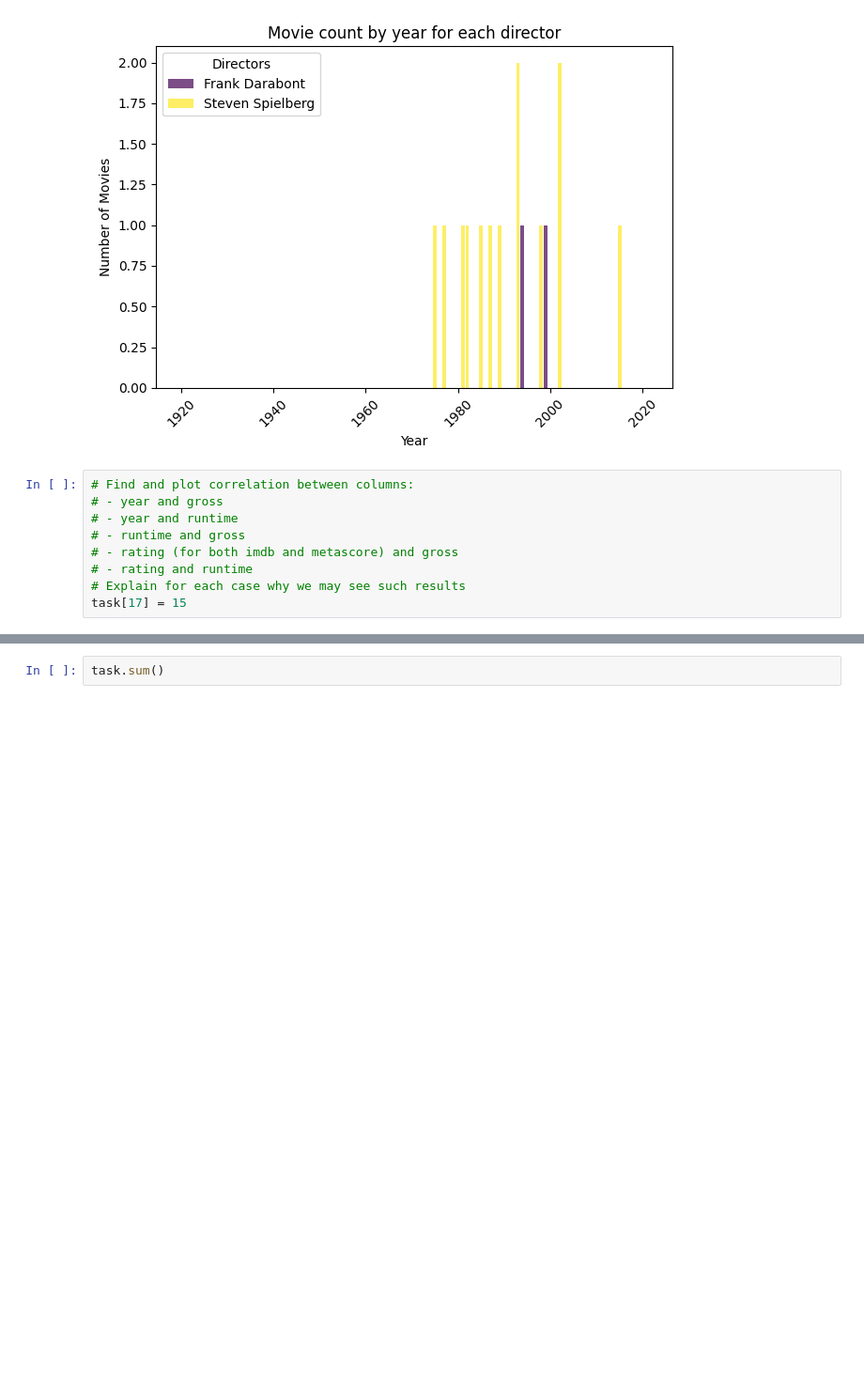
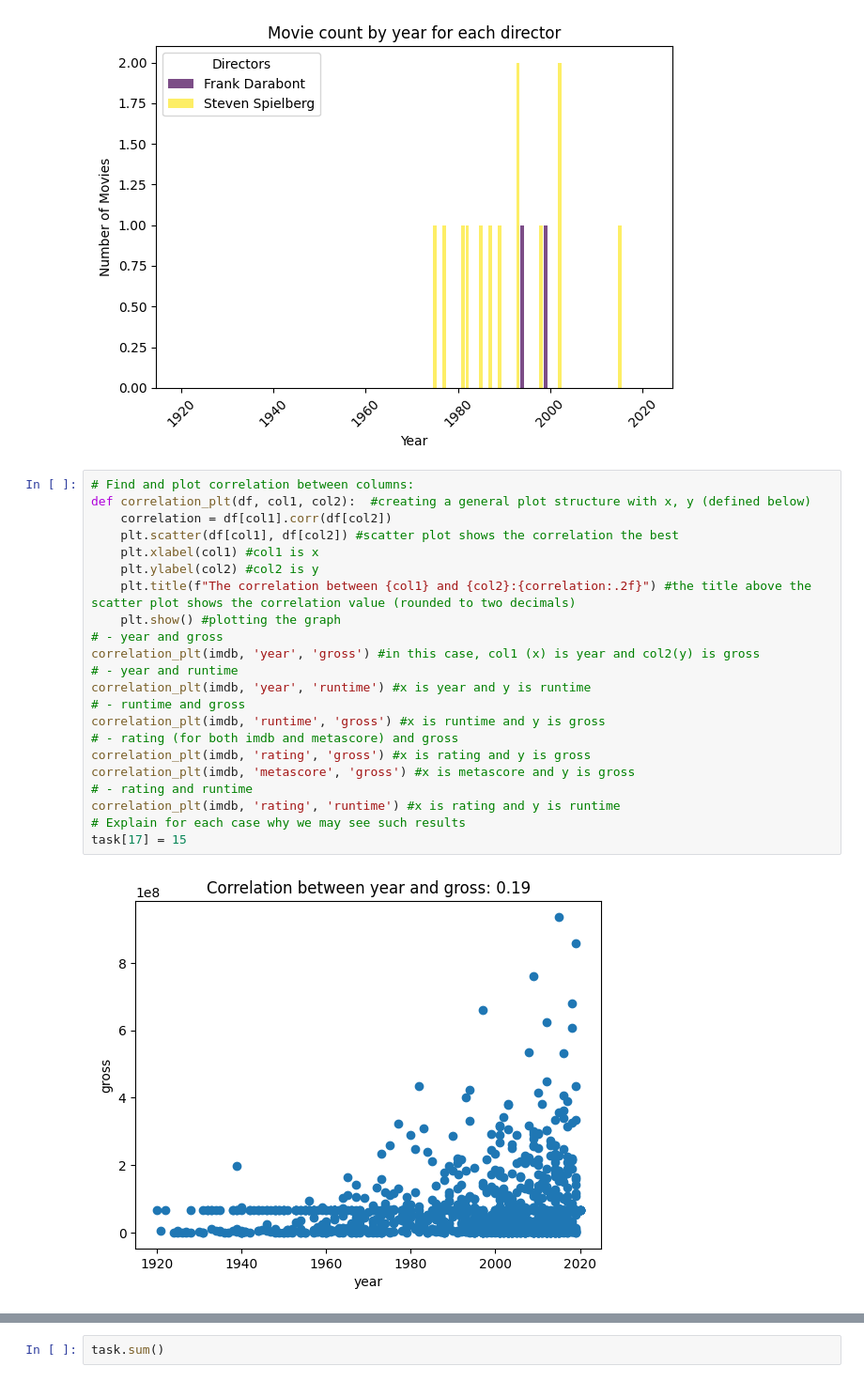
Before and after one commit to ikramhasanli/demo-repo, a Jupyter notebook: ENCE_3503_Fall_2024_hw02.ipynb, the cells around one changed output, grey strips where cells are left out. Shown at 94% size. Cells and saved outputs as stored; diff of their text form; blank space fills up the shorter version.

```diff
--- a/ENCE_3503_Fall_2024_hw02.ipynb
+++ b/ENCE_3503_Fall_2024_hw02.ipynb
@@ -553,12 +553,27 @@ task[16] = 10
 # %% [output]
 Please, enter the director names separated by commas: Frank Darabont,Steven Spielberg
 [figure]
-# %%
-# Find and plot correlation between columns:
-# - year and gross
-# - year and runtime
-# - runtime and gross
-# - rating (for both imdb and metascore) and gross
-# - rating and runtime
-# Explain for each case why we may see such results
-task[17] = 15
+# %%
+# Find and plot correlation between columns:
+def correlation_plt(df, col1, col2):  #creating a general plot structure with x, y (defined below)
+    correlation = df[col1].corr(df[col2])
+    plt.scatter(df[col1], df[col2]) #scatter plot shows the correlation the best
+    plt.xlabel(col1) #col1 is x
+    plt.ylabel(col2) #col2 is y
+    plt.title(f"The correlation between {col1} and {col2}:{correlation:.2f}") #the title above the scatter plot shows the correlation value (rounded to two decimals)
+    plt.show() #plotting the graph
+# - year and gross
+correlation_plt(imdb, 'year', 'gross') #in this case, col1 (x) is year and col2(y) is gross
+# - year and runtime
+correlation_plt(imdb, 'year', 'runtime') #x is year and y is runtime
+# - runtime and gross
+correlation_plt(imdb, 'runtime', 'gross') #x is runtime and y is gross
+# - rating (for both imdb and metascore) and gross
+correlation_plt(imdb, 'rating', 'gross') #x is rating and y is gross
+correlation_plt(imdb, 'metascore', 'gross') #x is metascore and y is gross
+# - rating and runtime
+correlation_plt(imdb, 'rating', 'runtime') #x is rating and y is runtime
+# Explain for each case why we may see such results
+task[17] = 15
+# %% [output]
+[figure, added]
```
Also changed, not shown: parts of 2 cells of this notebook.
